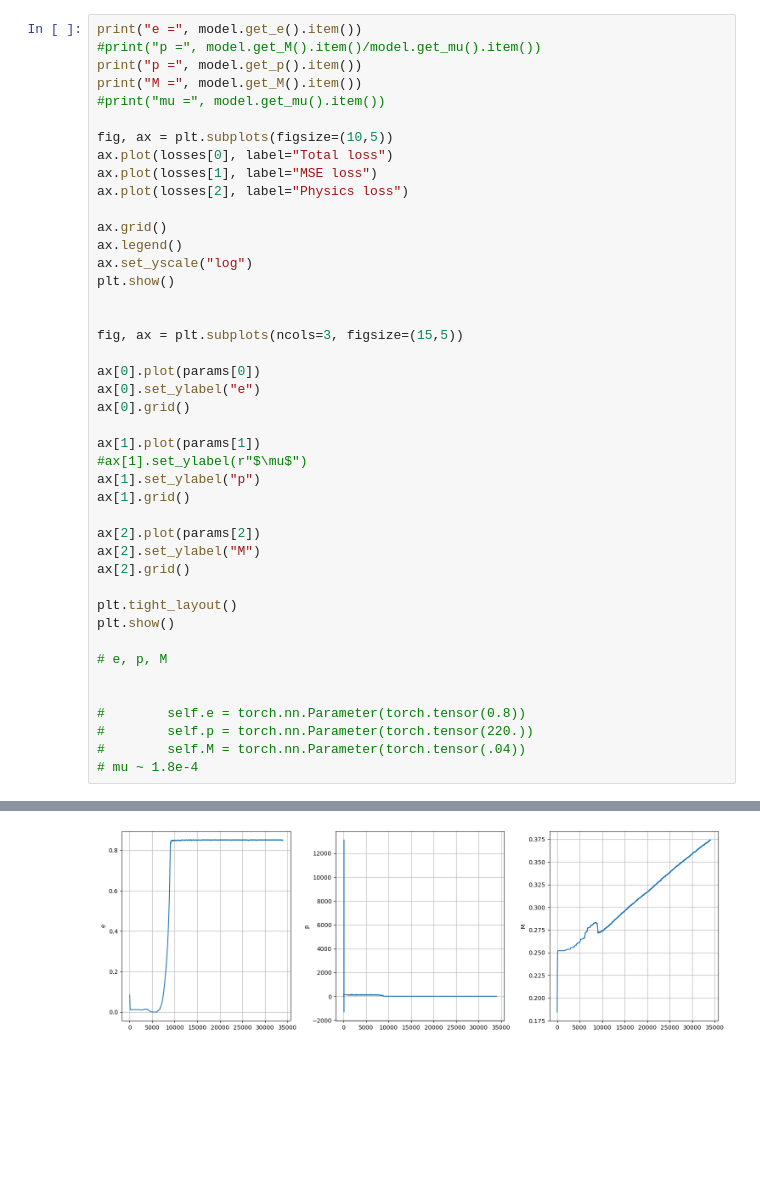
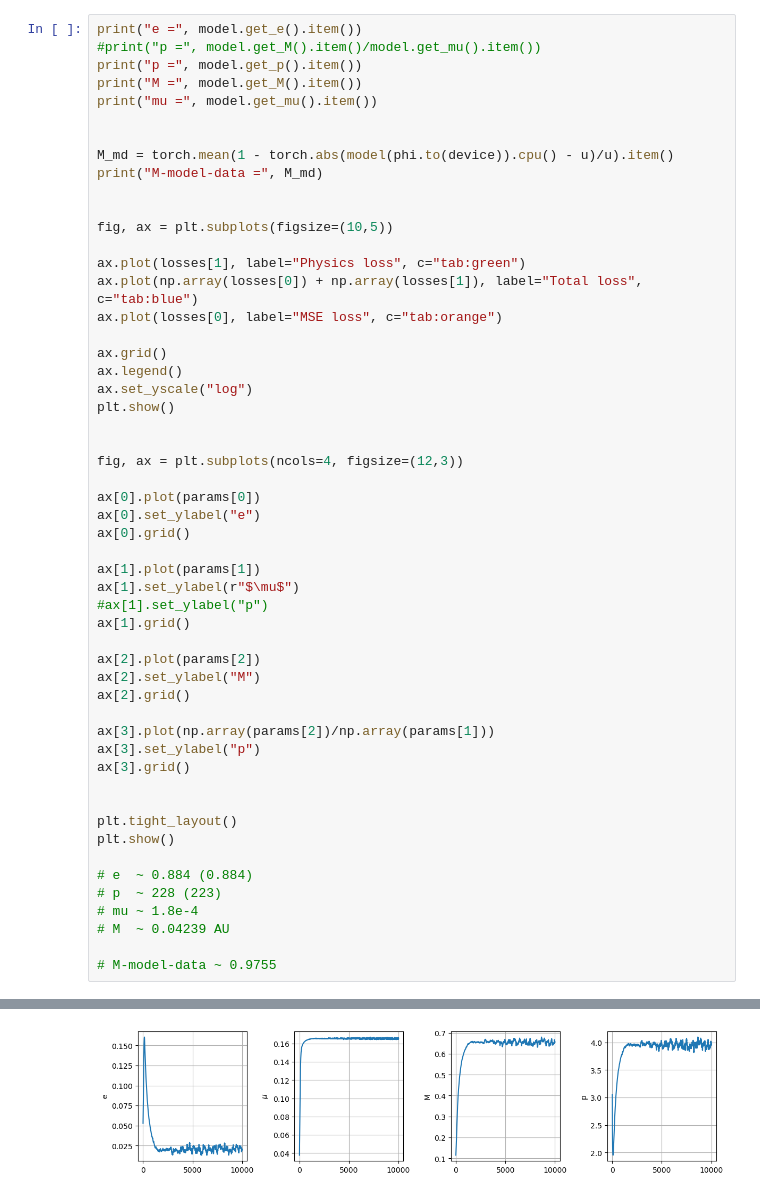
Before and after one commit to frdennis/GINN, a Jupyter notebook: test_PINN.ipynb, the cells around one changed output, grey strips where cells are left out. Cells and saved outputs as stored; diff of their text form; blank space fills up the shorter version.

```diff
--- a/test_PINN.ipynb
+++ b/test_PINN.ipynb
@@ -220,12 +293,18 @@ print("e =", model.get_e().item())
 #print("p =", model.get_M().item()/model.get_mu().item())
 print("p =", model.get_p().item())
 print("M =", model.get_M().item())
-#print("mu =", model.get_mu().item())
+print("mu =", model.get_mu().item())
+
+
+M_md = torch.mean(1 - torch.abs(model(phi.to(device)).cpu() - u)/u).item()
+print("M-model-data =", M_md)
+
 
 fig, ax = plt.subplots(figsize=(10,5))
-ax.plot(losses[0], label="Total loss")
-ax.plot(losses[1], label="MSE loss")
-ax.plot(losses[2], label="Physics loss")
+
+ax.plot(losses[1], label="Physics loss", c="tab:green")
+ax.plot(np.array(losses[0]) + np.array(losses[1]), label="Total loss", c="tab:blue")
+ax.plot(losses[0], label="MSE loss", c="tab:orange")
 
 ax.grid()
 ax.legend()
@@ -233,29 +312,33 @@ ax.set_yscale("log")
 plt.show()
 
 
-fig, ax = plt.subplots(ncols=3, figsize=(15,5))
+fig, ax = plt.subplots(ncols=4, figsize=(12,3))
 
 ax[0].plot(params[0])
 ax[0].set_ylabel("e")
 ax[0].grid()
 
 ax[1].plot(params[1])
-#ax[1].set_ylabel(r"$\mu$")
-ax[1].set_ylabel("p")
+ax[1].set_ylabel(r"$\mu$")
+#ax[1].set_ylabel("p")
 ax[1].grid()
 
 ax[2].plot(params[2])
 ax[2].set_ylabel("M")
 ax[2].grid()
 
+ax[3].plot(np.array(params[2])/np.array(params[1]))
+ax[3].set_ylabel("p")
+ax[3].grid()
+
+
 plt.tight_layout()
 plt.show()
 
-# e, p, M
+# e  ~ 0.884 (0.884)
+# p  ~ 228 (223)
+# mu ~ 1.8e-4
+# M  ~ 0.04239 AU
 
-
-#        self.e = torch.nn.Parameter(torch.tensor(0.8))
-#        self.p = torch.nn.Parameter(torch.tensor(220.))
-#        self.M = torch.nn.Parameter(torch.tensor(.04))
-# mu ~ 1.8e-4
+# M-model-data ~ 0.9755
 # %% [output]
@@ -266,3 +351,3 @@ M = 0.37437987327575684
-[figure, old version]
+[figure, new version]
 # %%
 fig, ax = plt.subplots(figsize=(10,5), ncols=2)
```
Also changed, not shown: parts of 14 cells of this notebook, 13 other files.
